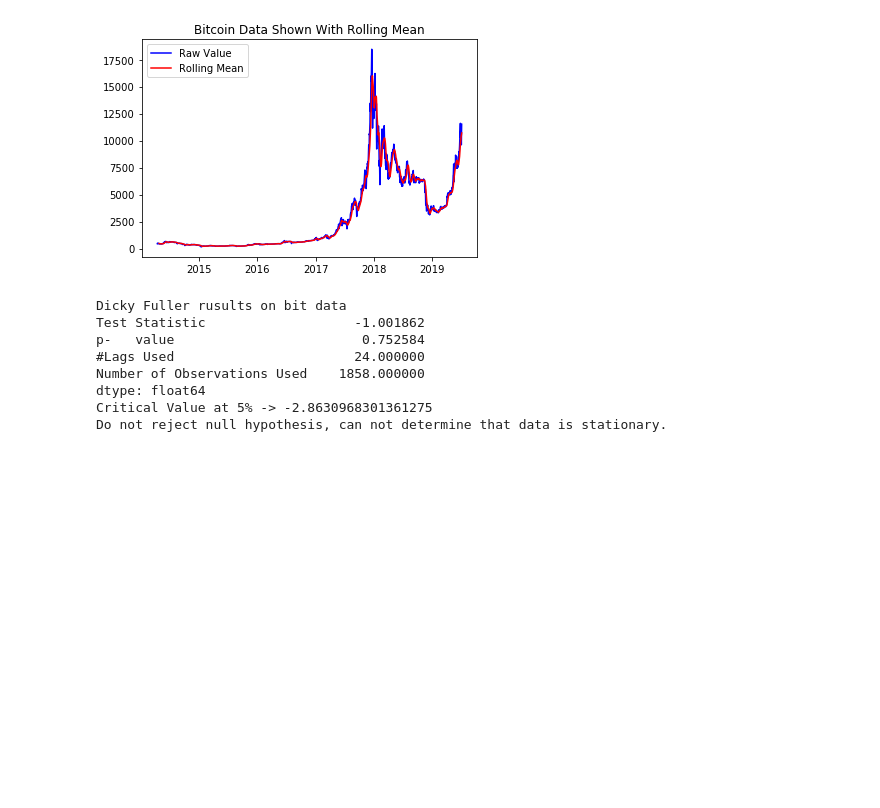
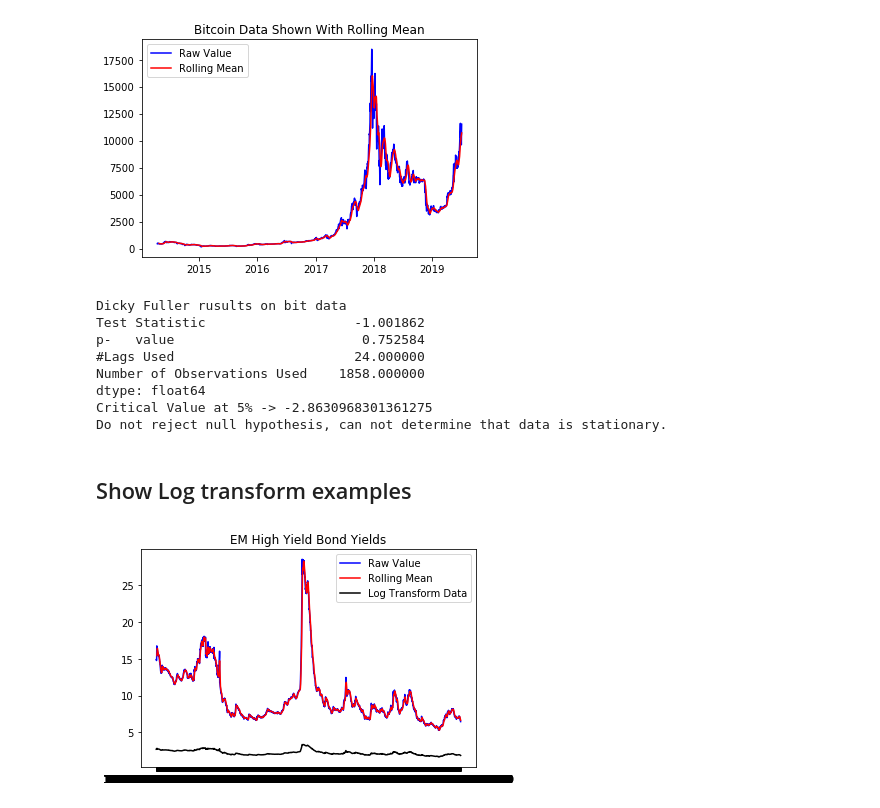
Before and after one commit to srwagsta/Jupyter_Notebooks, a Jupyter notebook: Notebooks/Data_Science/Dickey-Fuller and log time series data transform using EM High Yield corporate bond yields.ipynb, the cells around one changed output. Cells and saved outputs as stored; diff of their text form; code cells hidden in the pictures; blank space fills up the shorter version.

Commit message:
Added more data sources

```diff
--- a/Notebooks/Data_Science/Dickey-Fuller and log time series data transform using EM High Yield corporate bond yields.ipynb
+++ b/Notebooks/Data_Science/Dickey-Fuller and log time series data transform using EM High Yield corporate bond yields.ipynb
@@ -76,3 +76,15 @@ Number of Observations Used    1858.000000
 dtype: float64
 Critical Value at 5% -> -2.8630968301361275
 Do not reject null hypothesis, can not determine that data is stationary.
+# %% [markdown]
+## Show Log transform examples
+# %%
+EM_HY_bond_yields['log_yield'] = np.log(EM_HY_bond_yields['yield'])
+plt.plot(EM_HY_bond_yields['yield'], color='blue', label='Raw Value')
+plt.plot(rollmean, color='red', label='Rolling Mean')
+plt.plot(EM_HY_bond_yields['log_yield'], color='black', label='Log Transform Data')
+plt.title('EM High Yield Bond Yields')
+plt.legend(loc='best')
+plt.show()
+# %% [output]
+[figure, added]
```
Also changed, not shown: parts of 1 cell of this notebook, 1 other file.
